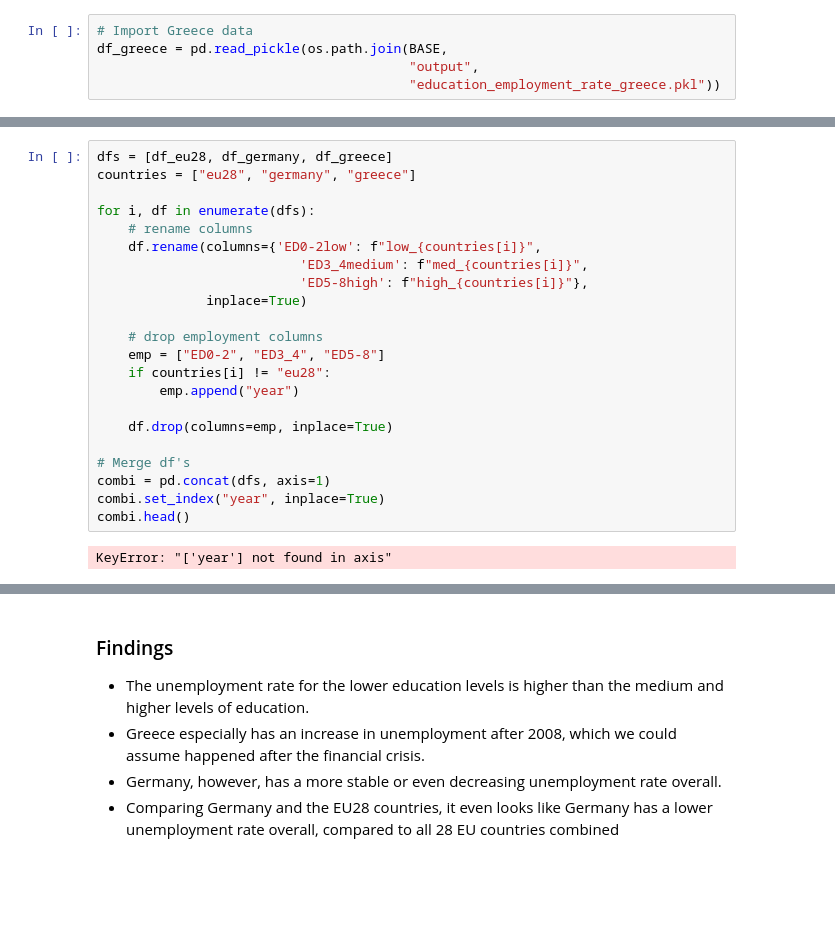
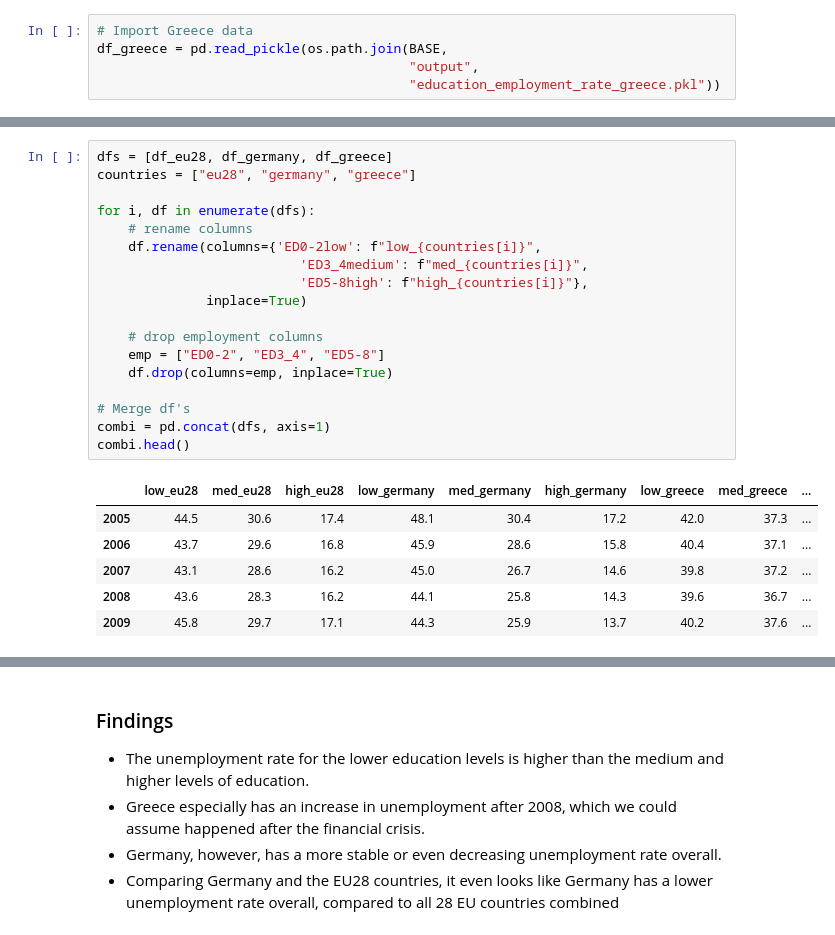
Before and after one commit to Malonk/unemployment_stats, a Jupyter notebook: notebooks/Combined_education_data.ipynb, the cells around one changed output, grey strips where cells are left out. Saved outputs shown, nothing was run; the diff lists cells and outputs as text; blank space fills up the shorter version.

```diff
--- a/notebooks/Combined_education_data.ipynb
+++ b/notebooks/Combined_education_data.ipynb
@@ -38,27 +38,28 @@ df_germany.head()
 # %%
 dfs = [df_eu28, df_germany, df_greece]
 countries = ["eu28", "germany", "greece"]
 
 for i, df in enumerate(dfs):
     # rename columns
     df.rename(columns={'ED0-2low': f"low_{countries[i]}",
                           'ED3_4medium': f"med_{countries[i]}",
                           'ED5-8high': f"high_{countries[i]}"},
               inplace=True)
 
     # drop employment columns
     emp = ["ED0-2", "ED3_4", "ED5-8"]
-    if countries[i] != "eu28":
-        emp.append("year")
-
     df.drop(columns=emp, inplace=True)
 
 # Merge df's
 combi = pd.concat(dfs, axis=1)
-combi.set_index("year", inplace=True)
 combi.head()
 # %% [output]
-KeyError: "['year'] not found in axis"
+|  | low_eu28 | med_eu28 | high_eu28 | low_germany | med_germany | high_germany | low_greece | med_greece | ... |
+| 2005 | 44.5 | 30.6 | 17.4 | 48.1 | 30.4 | 17.2 | 42.0 | 37.3 | ... |
+| 2006 | 43.7 | 29.6 | 16.8 | 45.9 | 28.6 | 15.8 | 40.4 | 37.1 | ... |
+| 2007 | 43.1 | 28.6 | 16.2 | 45.0 | 26.7 | 14.6 | 39.8 | 37.2 | ... |
+| 2008 | 43.6 | 28.3 | 16.2 | 44.1 | 25.8 | 14.3 | 39.6 | 36.7 | ... |
+| 2009 | 45.8 | 29.7 | 17.1 | 44.3 | 25.9 | 13.7 | 40.2 | 37.6 | ... |
 # %%
 # Initialize the figure
 plt.style.use("seaborn-darkgrid")
```
Also changed, not shown: parts of 4 cells of this notebook, 8 other files.
